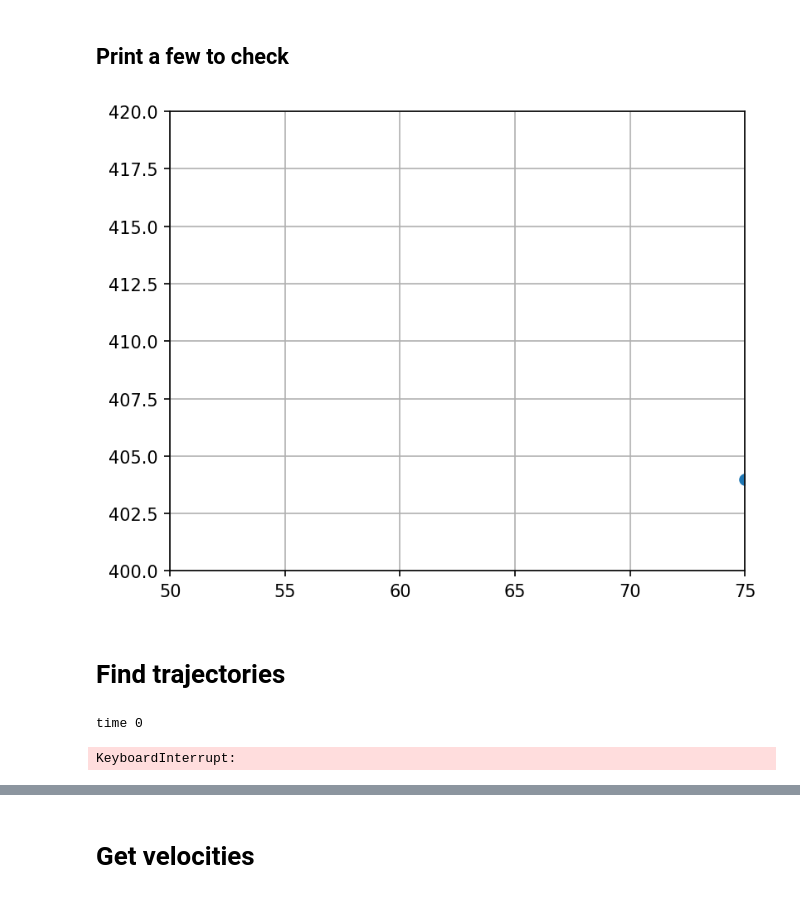
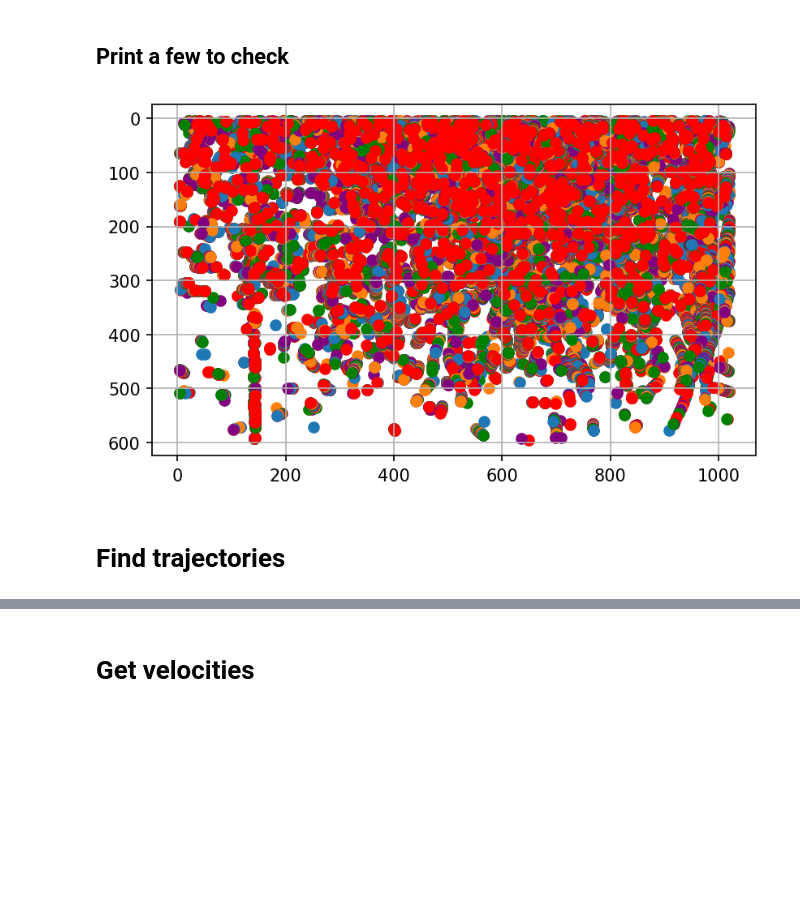
Before and after one commit to ebellincioni/floatingIce, a Jupyter notebook: 24-02-08_PTV_thickSheet.ipynb, the cells around one changed output, grey strips where cells are left out. Drawn from its saved outputs; the diff is of its cells as text; code cells hidden in the pictures; blank space fills up the shorter version.

```diff
--- a/24-02-08_PTV_thickSheet.ipynb
+++ b/24-02-08_PTV_thickSheet.ipynb
@@ -10,5 +10,8 @@ import pickle
 # %%
-directory = '/Users/edoardo/Library/CloudStorage/OneDrive-UniversityofTwente/floating/2024-02-07/'
+homedir = '/Volumes/PIV data - Edoardo/thickSheet4PTV/'
+savedir = '/Users/edoardo/Library/CloudStorage/OneDrive-UniversityofTwente/floating/2024-02-07/'
+directories = glob.glob(homedir+'Cam*')
+directory = directories[9]+'/'
 
 imagesDir = []
 for imageDir in glob.glob(directory+'*.tif'):
@@ -50,70 +54,18 @@ for imageDir in imagesDir[::]:
 ## Print a few to check
 # %%
 plt.figure(dpi=150)
-myColors = np.tile(['tab:blue','tab:orange','purple','green','red'],10)
-for ip,peaks in enumerate(pos_t[:30]):
+myColors = np.tile(['tab:blue','tab:orange','purple','green','red'],20)
+for ip,peaks in enumerate(pos_t[:]):
     plt.scatter(peaks[:,1],peaks[:,0],color=myColors[ip])
+    # for txt in peaks:
+    #     plt.text(txt[1],txt[0],f'{ip}')
 plt.gca().invert_yaxis()
 plt.grid()
-plt.ylim(400,420)
-plt.xlim(50,75)
+# plt.ylim(400,500)
+# plt.xlim(200,400)
 plt.gca().set_aspect('equal')
 plt.show()
 # %% [output]
-[figure, old version]
+[figure, new version]
 # %% [markdown]
 # Find trajectories
-# %%
-class trajectory:
-    def __init__(self, position):
-        self.position = position
-    def append(self,position):
-        self.position = np.vstack((self.position,position))
-    def lastPos(self):
-        if self.position.shape==(2,):
-            return self.position
-        else:
-            return self.position[-1]
-
-def dist(a,b):
-    return np.linalg.norm(a-b)
-def vector(a,b):
-    return [b[0]-a[0],b[1]-a[1]]
-
-# create trajectory list
-trajectories = []
-# fill up list with first-frame particles (they're all new trajectories)
-for _,particle in enumerate(pos_t[0]):
-    trajectories.append(trajectory(particle))
-
-for time,particlesInFrame in enumerate(pos_t[1:]): # loop over frames
-    for _,particle in enumerate(particlesInFrame): # loop over particles
-        matched = 0 # is that particle matched?
-        for tr in trajectories: # loop over known trajectories
-
-            # this snippet of code does the job for a non-predictor case
-            # if dist(particle,tr.lastPos())<6:
-            #     tr.append(particle)
-            #     matched = 1
-
-            if tr.position.shape==(2,): # if the trajectory is one point (no prediction possible)
-                if dist(particle,tr.lastPos())<6: # within a sphere of radius r
-                    tr.append(particle)
-                    matched = 1 # found a particle
-            else: # if the trajectory is more than one point, i can predict
-                predicted = tr.position[-1] + vector(tr.position[-2],tr.position[-1])
-                if dist(particle,predicted) < 5: # within a sphere of radius r
-                    tr.append(particle)
-                    matched = 1  # found a particle
-            if matched == 0 and time>5 and tr.position.shape!=(2,): # if the particle is not matched to a traj AND time is far enough AND it's not a new trajectory
-                if tr.position.shape[0]<3 : del tr # if the trajectory is too short, delete it, it's a dead end.
-        if matched==0: # if still not matched, it means it's a new track
-            trajectories.append(trajectory(particle))
-
-    print(f'time {time}')
-
-with open(directory+f'trajectories_{len(trajectories)}', "wb") as fp:   #Pickling
-    pickle.dump(trajectories, fp)
-# %% [output]
-time 0
-KeyboardInterrupt:
```
Also changed, not shown: parts of 16 cells of this notebook, 3 other files.
